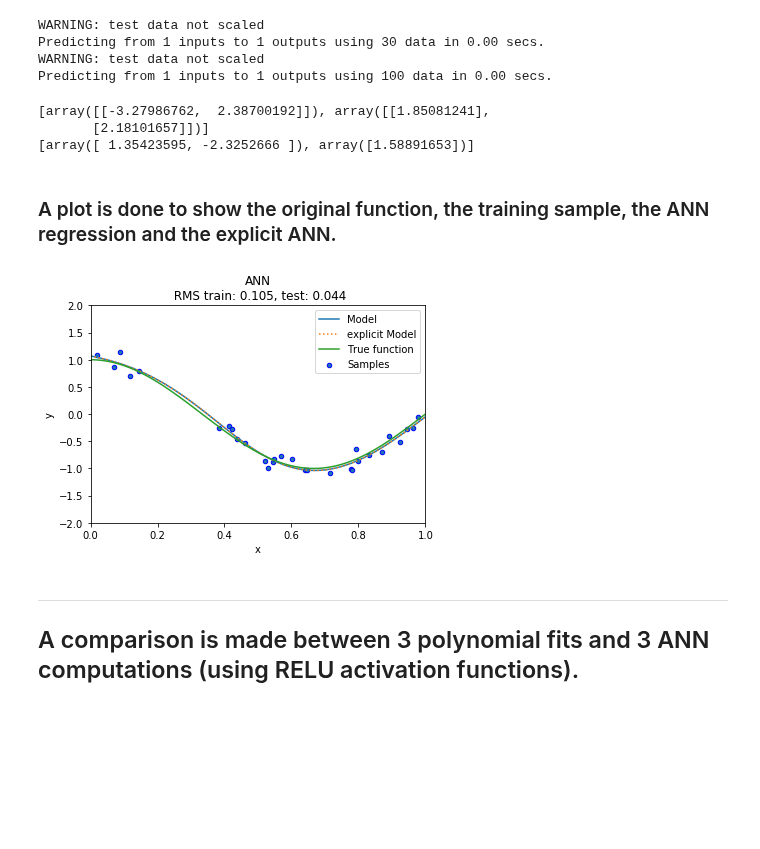
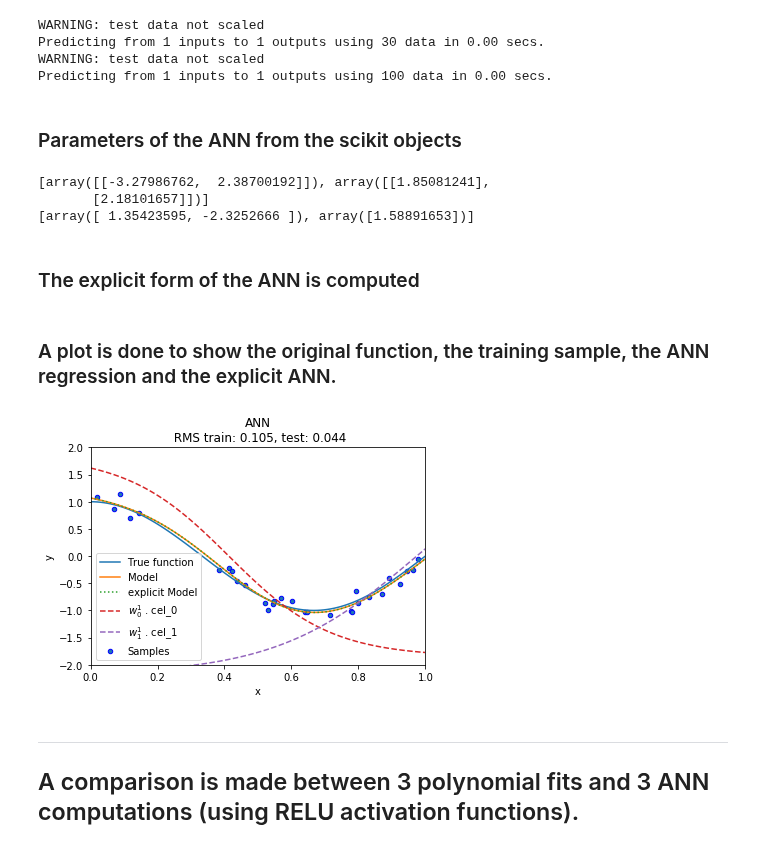
Before and after one commit to Morisset/AI4neb, a Jupyter notebook: docs/ComparePolynom.ipynb, the cells around one changed output. Drawn from its saved outputs; the diff is of its cells as text; code cells hidden in the pictures; blank space fills up the shorter version.

```diff
--- a/docs/ComparePolynom.ipynb
+++ b/docs/ComparePolynom.ipynb
@@ -170,6 +180,8 @@ WARNING: test data not scaled
 Predicting from 1 inputs to 1 outputs using 30 data in 0.00 secs.
 WARNING: test data not scaled
 Predicting from 1 inputs to 1 outputs using 100 data in 0.00 secs.
+# %% [markdown]
+### Parameters of the ANN from the scikit objects
 # %%
 rm = RM.RMs[0]
 print(rm.coefs_)
@@ -178,6 +190,8 @@ print(rm.intercepts_)
 [array([[-3.27986762,  2.38700192]]), array([[1.85081241],
        [2.18101657]])]
 [array([ 1.35423595, -2.3252666 ]), array([1.58891653])]
+# %% [markdown]
+### The explicit form of the ANN is computed
 # %%
 activation = lambda x: np.tanh(x)
 cel_0 = lambda x: activation(x * rm.coefs_[0][0][0] + rm.intercepts_[0][0])
@@ -187,19 +201,21 @@ output = lambda x: cel_0(x) * rm.coefs_[1][0][0] + cel_1(x) * rm.coefs_[1][1][0]
 ### A plot is done to show the original function, the training sample, the ANN regression and the explicit ANN.
 # %%
 f, ax = plt.subplots()
+ax.plot(X_test, y_test_true, label="True function")
+ax.scatter(X, y, edgecolor='b', s=20, label="Samples")
 ax.plot(X_test, y_test, label="Model")
 ax.plot(X_test, output(X_test), label="explicit Model", ls=':')
-ax.plot(X_test, y_test_true, label="True function")
-ax.scatter(X, y, edgecolor='b', s=20, label="Samples")
+ax.plot(X_test, cel_0(X_test)* rm.coefs_[1][0][0], label=r"$w_0^1$ . cel_0", ls='--')
+ax.plot(X_test, cel_1(X_test)* rm.coefs_[1][1][0], label=r"$w_1^1$ . cel_1", ls='--')
 ax.set_xlabel("x")
 ax.set_ylabel("y")
 ax.set_xlim((0, 1))
 ax.set_ylim((-2, 2))
 ax.legend(loc="best")
 ax.set_title("ANN\n RMS train: {:.3f}, test: {:.3f}".format(
              rms_train, rms_test));
 # %% [output]
-[figure, old version]
+[figure, new version]
 # %% [markdown]
 ***
 ## A comparison is made between 3 polynomial fits and 3 ANN computations (using RELU activation functions).
```
Also changed, not shown: parts of 7 cells of this notebook, 1 other file.
